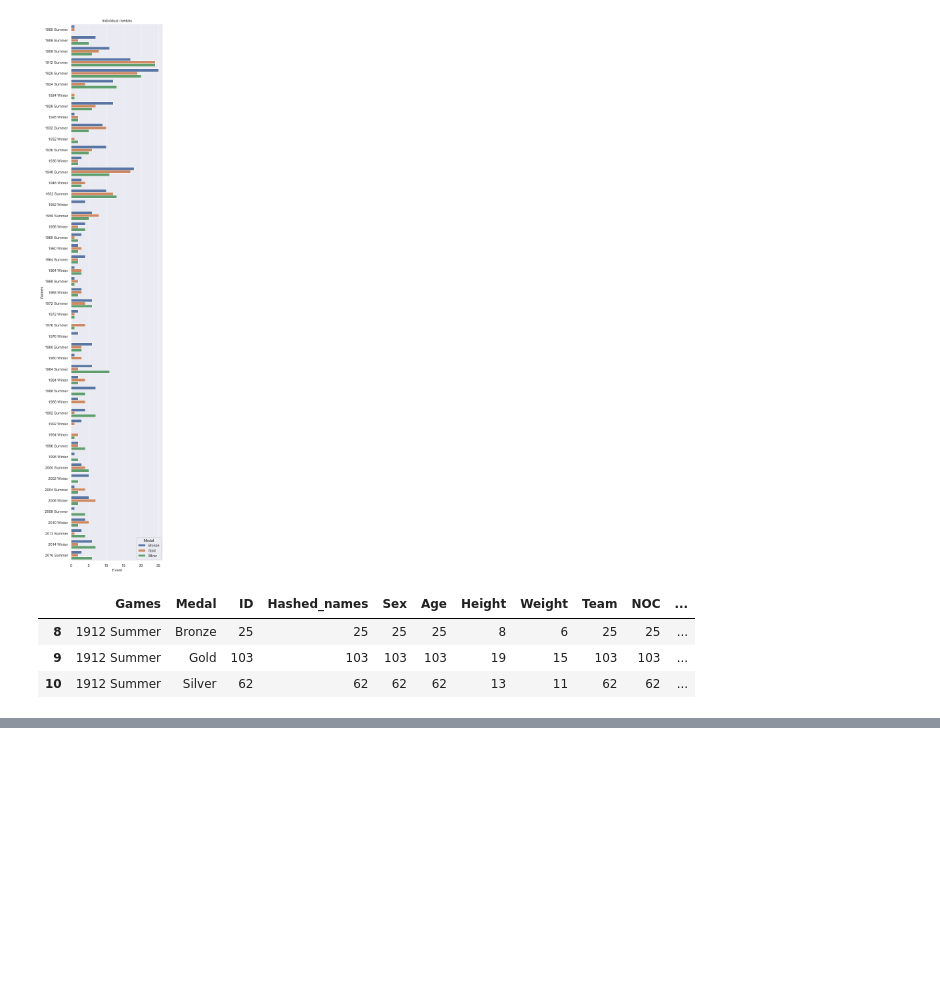
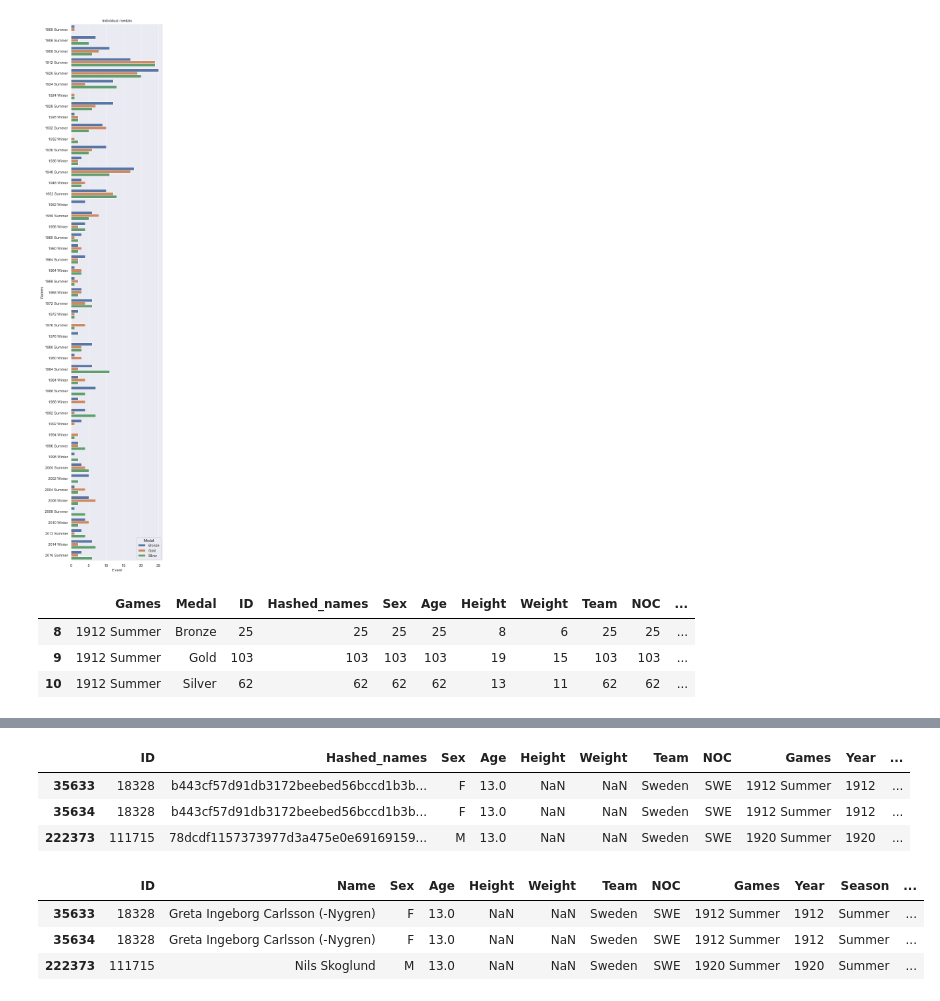
Before and after one commit to Erik-M-Larsson/Databehandling-OS-projekt-Felix-Tjernberg-Erik-Larsson, a Jupyter notebook: uppgift-0-1.ipynb, the cells around one changed output, grey strips where cells are left out. Cells and saved outputs as stored; diff of their text form; code cells hidden in the pictures; blank space fills up the shorter version.

```diff
--- a/uppgift-0-1.ipynb
+++ b/uppgift-0-1.ipynb
@@ -240,0 +253,14 @@ swedish_medals_games[swedish_medals_games['Games'] == '1912 Summer']
+# %%
+swedish_athletes[swedish_athletes['Age'] == 13]
+# %% [output]
+|  | ID | Hashed_names | Sex | Age | Height | Weight | Team | NOC | Games | Year | ... |
+| 35633 | 18328 | b443cf57d91db3172beebed56bccd1b3b... | F | 13.0 | NaN | NaN | Sweden | SWE | 1912 Summer | 1912 | ... |
+| 35634 | 18328 | b443cf57d91db3172beebed56bccd1b3b... | F | 13.0 | NaN | NaN | Sweden | SWE | 1912 Summer | 1912 | ... |
+| 222373 | 111715 | 78dcdf1157373977d3a475e0e69169159... | M | 13.0 | NaN | NaN | Sweden | SWE | 1920 Summer | 1920 | ... |
+# %%
+athlete_events[(athlete_events['ID'] == 111715) | (athlete_events['ID'] == 18328)]
+# %% [output]
+|  | ID | Name | Sex | Age | Height | Weight | Team | NOC | Games | Year | Season | ... |
+| 35633 | 18328 | Greta Ingeborg Carlsson (-Nygren) | F | 13.0 | NaN | NaN | Sweden | SWE | 1912 Summer | 1912 | Summer | ... |
+| 35634 | 18328 | Greta Ingeborg Carlsson (-Nygren) | F | 13.0 | NaN | NaN | Sweden | SWE | 1912 Summer | 1912 | Summer | ... |
+| 222373 | 111715 | Nils Skoglund | M | 13.0 | NaN | NaN | Sweden | SWE | 1920 Summer | 1920 | Summer | ... |
```
Also changed, not shown: parts of 3 cells of this notebook.
